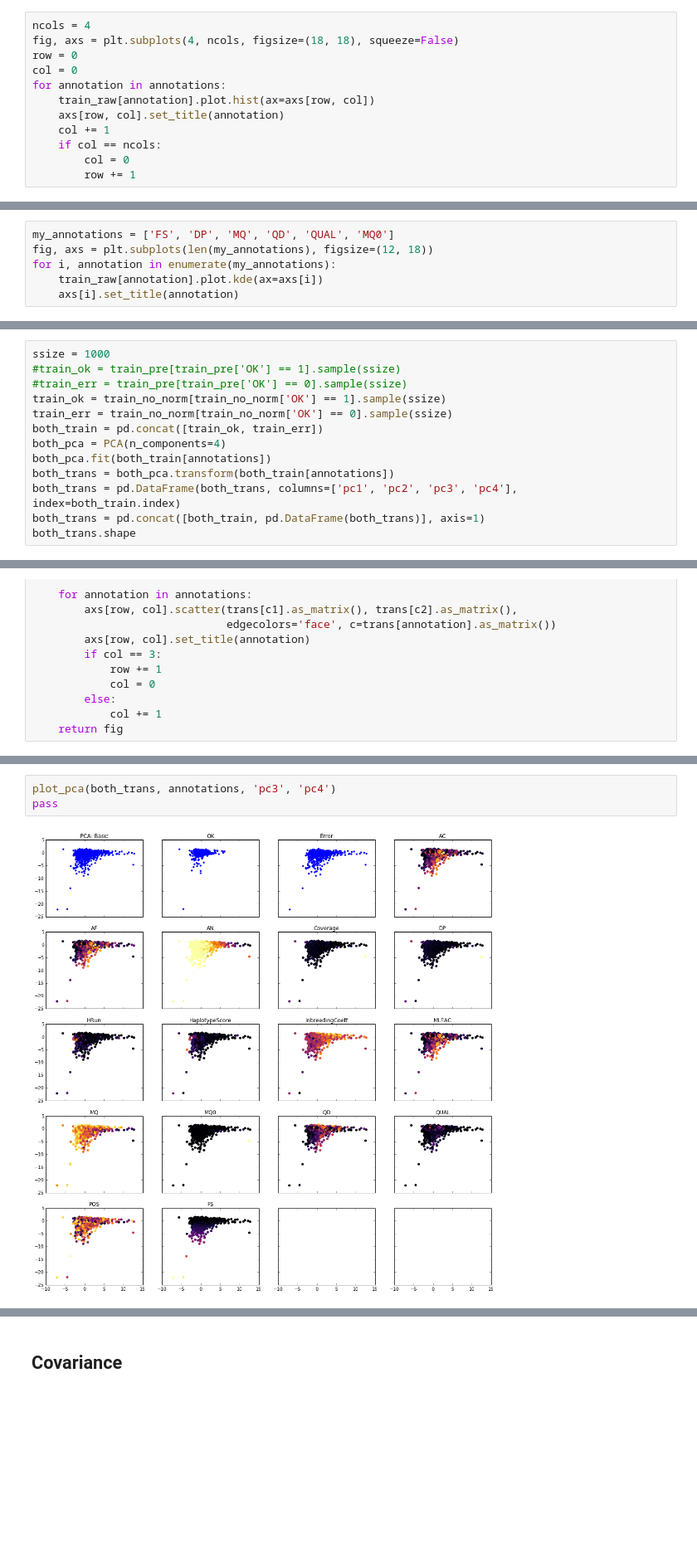
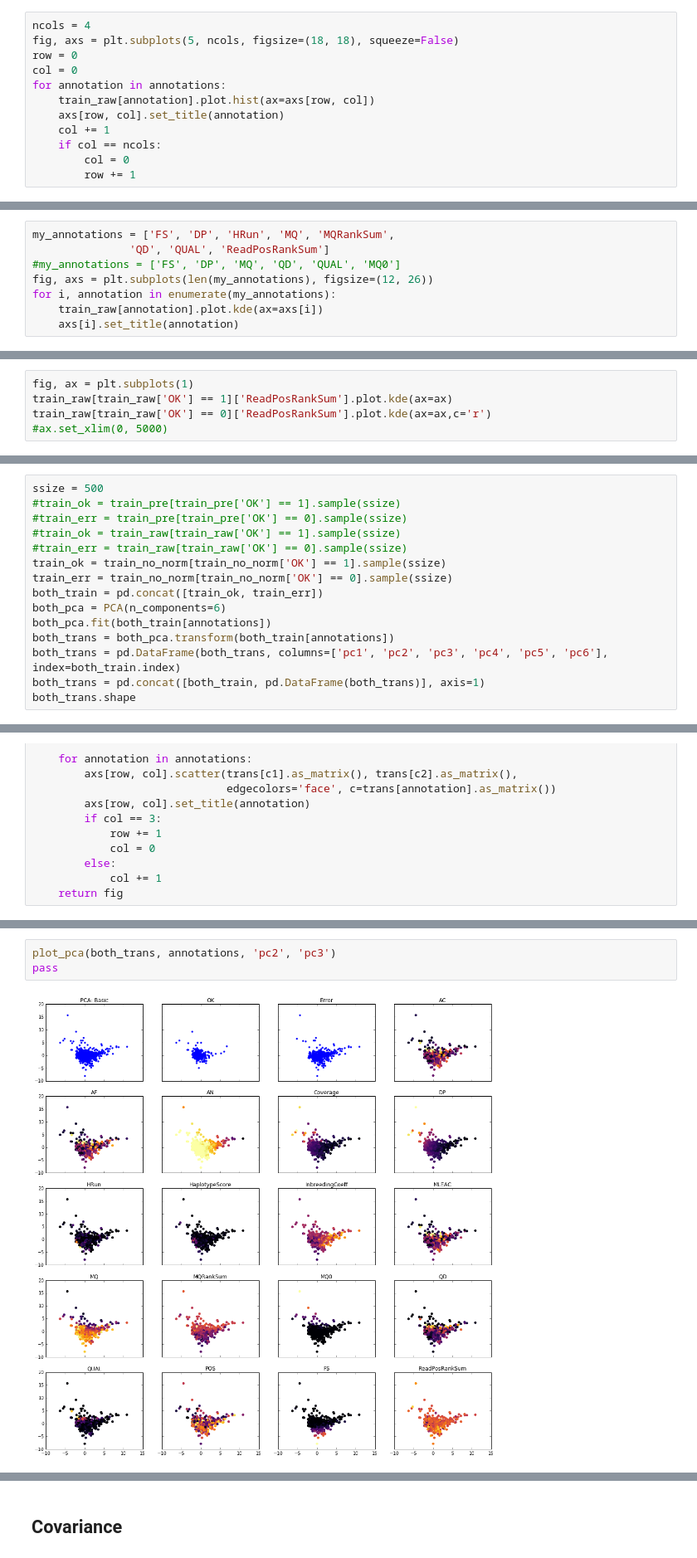
Before and after one commit to tiagoantao/data-science-teaching, a Jupyter notebook: notebooks/Filtering_Parameters.ipynb, the cells around one changed output, grey strips where cells are left out. Shown at 83% size. Cells and saved outputs as stored; diff of their text form; blank space fills up the shorter version.

```diff
--- a/notebooks/Filtering_Parameters.ipynb
+++ b/notebooks/Filtering_Parameters.ipynb
@@ -209,7 +210,7 @@ train_no_norm = get_train(annotations, normalize=False)
 ## Exploratory analysis
 # %%
 ncols = 4
-fig, axs = plt.subplots(4, ncols, figsize=(18, 18), squeeze=False)
+fig, axs = plt.subplots(5, ncols, figsize=(18, 18), squeeze=False)
 row = 0
 col = 0
 for annotation in annotations:
@@ -224,6 +225,8 @@ for annotation in annotations:
 # %%
-my_annotations = ['FS', 'DP', 'MQ', 'QD', 'QUAL', 'MQ0']
-fig, axs = plt.subplots(len(my_annotations), figsize=(12, 18))
+my_annotations = ['FS', 'DP', 'HRun', 'MQ', 'MQRankSum',
+               'QD', 'QUAL', 'ReadPosRankSum']
+#my_annotations = ['FS', 'DP', 'MQ', 'QD', 'QUAL', 'MQ0']
+fig, axs = plt.subplots(len(my_annotations), figsize=(12, 26))
 for i, annotation in enumerate(my_annotations):
     train_raw[annotation].plot.kde(ax=axs[i])
     axs[i].set_title(annotation)
@@ -309,0 +291,5 @@ ax.set_xlim(0, 5000)
+# %%
+fig, ax = plt.subplots(1)
+train_raw[train_raw['OK'] == 1]['ReadPosRankSum'].plot.kde(ax=ax)
+train_raw[train_raw['OK'] == 0]['ReadPosRankSum'].plot.kde(ax=ax,c='r')
+#ax.set_xlim(0, 5000)
@@ -435,16 +425,18 @@ FS 0.0749259844616
 # %% [markdown]
 ## PCA
 # %%
-ssize = 1000
+ssize = 500
 #train_ok = train_pre[train_pre['OK'] == 1].sample(ssize)
 #train_err = train_pre[train_pre['OK'] == 0].sample(ssize)
+#train_ok = train_raw[train_raw['OK'] == 1].sample(ssize)
+#train_err = train_raw[train_raw['OK'] == 0].sample(ssize)
 train_ok = train_no_norm[train_no_norm['OK'] == 1].sample(ssize)
 train_err = train_no_norm[train_no_norm['OK'] == 0].sample(ssize)
 both_train = pd.concat([train_ok, train_err])
-both_pca = PCA(n_components=4)
+both_pca = PCA(n_components=6)
 both_pca.fit(both_train[annotations])
 both_trans = both_pca.transform(both_train[annotations])
-both_trans = pd.DataFrame(both_trans, columns=['pc1', 'pc2', 'pc3', 'pc4'], index=both_train.index)
+both_trans = pd.DataFrame(both_trans, columns=['pc1', 'pc2', 'pc3', 'pc4', 'pc5', 'pc6'], index=both_train.index)
 both_trans = pd.concat([both_train, pd.DataFrame(both_trans)], axis=1)
 both_trans.shape
 # %% [output]
@@ -486,5 +478,5 @@ pass
 # %%
-plot_pca(both_trans, annotations, 'pc3', 'pc4')
+plot_pca(both_trans, annotations, 'pc2', 'pc3')
 pass
 # %% [output]
-[figure, old version]
+[figure, new version]
```
Also changed, not shown: parts of 39 cells of this notebook.
